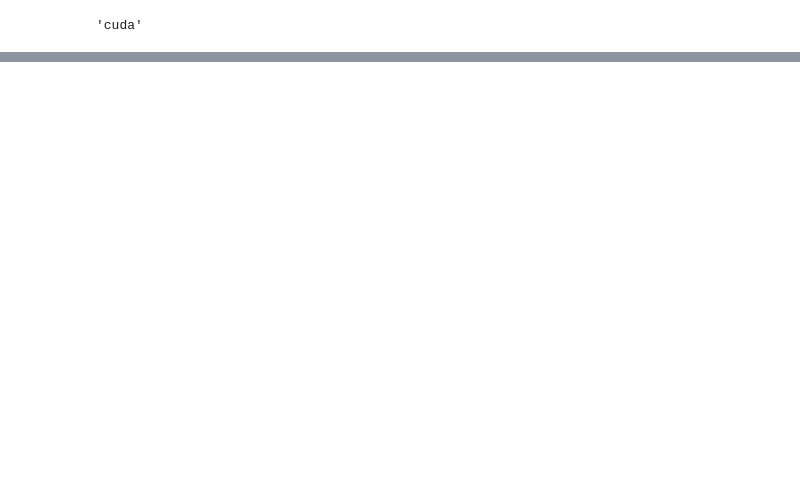
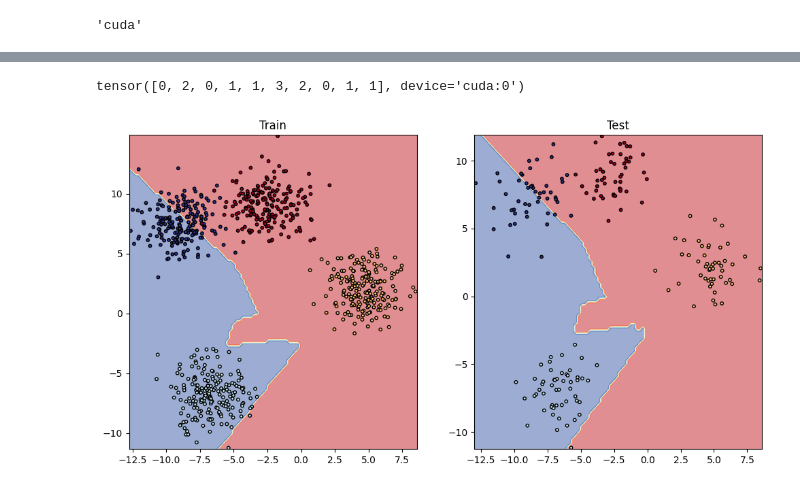
Before and after one commit to AkhilKanswal/LearningPyTorch, a Jupyter notebook: NeuralNetworkClassififcationsProblems.ipynb, the cells around one changed output, grey strips where cells are left out. Saved outputs shown, nothing was run; the diff lists cells and outputs as text; code cells hidden in the pictures; blank space fills up the shorter version.

Commit message:
Successfully trained our first multi-class-classification model

```diff
--- a/NeuralNetworkClassififcationsProblems.ipynb
+++ b/NeuralNetworkClassififcationsProblems.ipynb
@@ -808,7 +808,7 @@ X_blob,y_blob = make_blobs(n_samples=1000,
 
 # 2. turn data into tensor
 X_blob=torch.from_numpy(X_blob).type(torch.float)
-y_blob=torch.from_numpy(y_blob).type(torch.float)
+y_blob=torch.from_numpy(y_blob).type(torch.LongTensor)
 
 # 3. Splits into train and test
 X_blob_train,X_blob_test,y_blob_train,y_blob_test=train_test_split(X_blob,
@@ -837,10 +837,10 @@ device
 # building a multi-class classificaion model in PyTorch
 
 class BlobModel(nn.Module):
-  def __init__(self,input_features,output_features,hidden_units=8):
+  def __init__(self,input_features,output_features,hidden_units):
     super().__init__()
     self.linear_layer_stack= nn.Sequential(
-        nn.Linear(in_features=input_features,out_features=output_features),
+        nn.Linear(in_features=input_features,out_features=hidden_units),
         nn.ReLU(),
         nn.Linear(in_features=hidden_units,out_features=hidden_units),
         nn.ReLU(),
@@ -868,0 +874,7 @@ BlobModel(
+# %%
+# Creating a loss function and optimizer
+loss_fn= nn.CrossEntropyLoss()
+
+# Creating an optimizer for multi-class classification
+optimizer= torch.optim.SGD(params=model_4.parameters(),
+                           lr=0.1)
@@ -868,0 +892,7 @@ BlobModel(
+# %%
+# getting raw from model logits
+model_4.eval()
+with torch.inference_mode():
+  y_logits=model_4(X_blob_test.to(device))
+
+y_logits[:10]
@@ -868,0 +1047,16 @@ BlobModel(
+# %%
+y_preds=torch.argmax(y_pred_probs, dim=1)
+y_preds[:10]
+# %% [output]
+tensor([0, 2, 0, 1, 1, 3, 2, 0, 1, 1], device='cuda:0')
+# %%
+# Plot decision boundaries
+plt.figure(figsize=(12,6))
+plt.subplot(1,2,1)
+plt.title("Train")
+plot_decision_boundary(model_4,X_blob_train,y_blob_train)
+plt.subplot(1,2,2)
+plt.title("Test")
+plot_decision_boundary(model_4,X_blob_test,y_blob_test)
+# %% [output]
+[figure, added]
```
Also changed, not shown: parts of 27 cells of this notebook.
